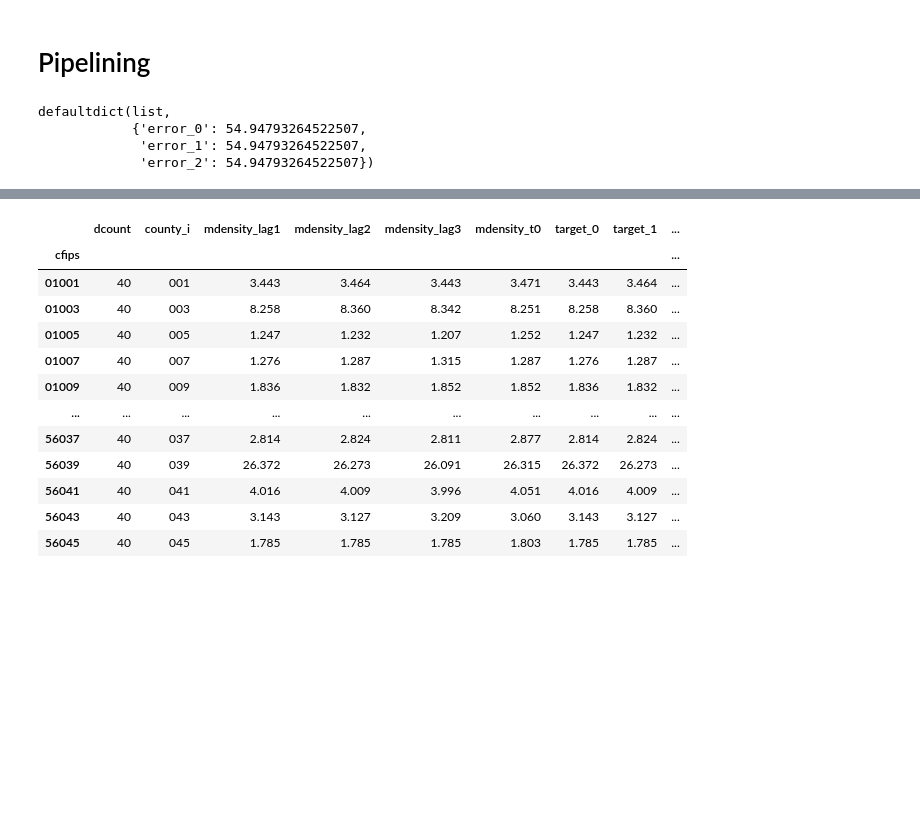
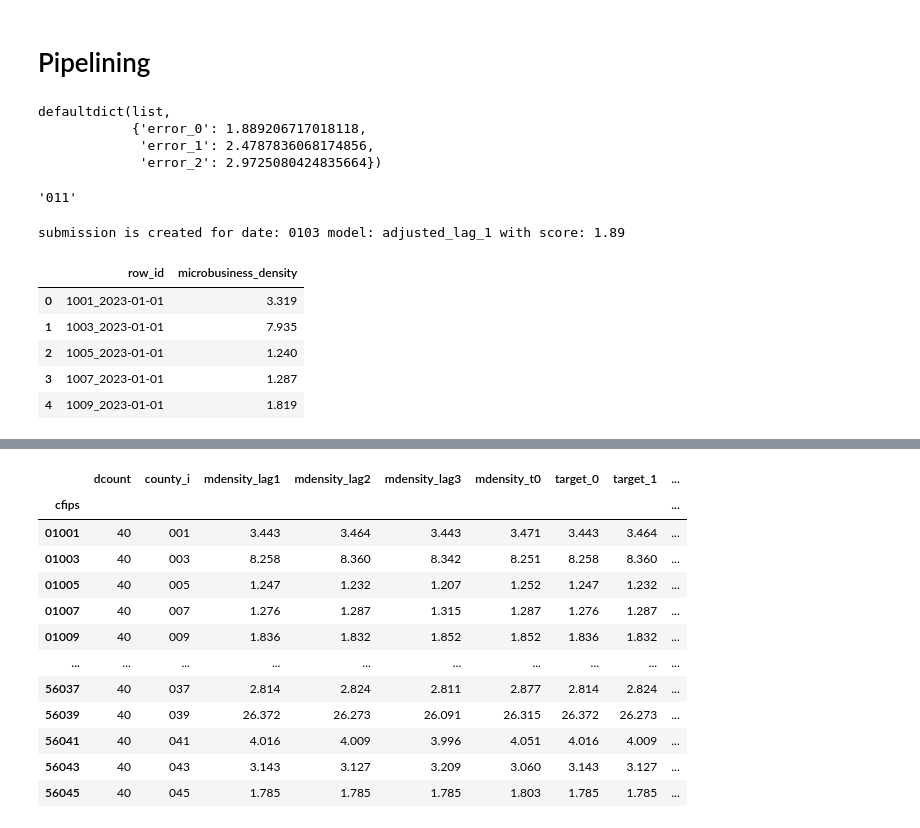
Before and after one commit to sametmarasli/Kaggle_GoDaddy-128th-Place-Silver, a Jupyter notebook: model_pipeline_absolute.ipynb, the cells around one changed output, grey strips where cells are left out. Drawn from its saved outputs; the diff is of its cells as text; code cells hidden in the pictures; blank space fills up the shorter version.

```diff
--- a/model_pipeline_absolute.ipynb
+++ b/model_pipeline_absolute.ipynb
@@ -176,7 +176,8 @@ for model_i in range(3):
                             )
 
 
-    model = TransformedTargetRegressor(regressor=DummyRegressor(strategy='median'), transformer=None)
+    # model = TransformedTargetRegressor(regressor=DummyRegressor(strategy='median'), transformer=None)
+    model = TransformedTargetRegressor(regressor=LagModel(), transformer=None)
 
     model_pipeline = Pipeline([
         ("transform", final_features_numeric),
@@ -225,16 +226,56 @@ val_X = pd.concat((val_X, y_val_preds), axis=1)
 errors
 # %% [output]
 defaultdict(list,
-            {'error_0': 54.94793264522507,
-             'error_1': 54.94793264522507,
-             'error_2': 54.94793264522507})
+            {'error_0': 1.889206717018118,
+             'error_1': 2.4787836068174856,
+             'error_2': 2.9725080424835664})
+# %%
+x = 11
+f"{x:03}"
+# %% [output]
+'011'
+# %%
+COLS = ['GEO_ID','NAME','S0101_C01_026E']
+df2020 = pd.read_csv('./data/raw/census_data_1/ACSST5Y2020.S0101-Data.csv',usecols=COLS)
+df2020 = df2020.iloc[1:]
+df2020['S0101_C01_026E'] = df2020['S0101_C01_026E'].astype('int')
+
+COLS = ['GEO_ID','NAME','S0101_C01_026E']
+df2021 = pd.read_csv('./data/raw/census_data_1/ACSST5Y2021.S0101-Data.csv',usecols=COLS)
+df2021 = df2021.iloc[1:]
+df2021['S0101_C01_026E'] = df2021['S0101_C01_026E'].astype('int')
+
+df2020['cfips'] = df2020.GEO_ID.apply(lambda x: f"{int(x.split('US')[-1]):05}" )
+adult2020 = df2020.set_index('cfips').S0101_C01_026E.to_dict()
+
+df2021['cfips'] = df2021.GEO_ID.apply(lambda x: f"{int(x.split('US')[-1]):05}" )
+adult2021 = df2021.set_index('cfips').S0101_C01_026E.to_dict()
+
+sub = test_X.reset_index()
+sub['adult2020'] = sub.cfips.map(adult2020)
+sub['adult2021'] = sub.cfips.map(adult2021)
+
+sub.microbusiness_density = sub.microbusiness_density * sub.adult2020 / sub.adult2021
+# sub = sub.drop(['adult2020','adult2021','cfips'],axis=1)
+# sub.to_csv('submission.csv',index=False)
+# sub.head()
+# %%
+new_test_X = sub.set_index(['date','cfips'])
 # %%
-# # # Prepare submission file
+# # Prepare submission file
 
-# date_submission = '2803'
-# local_score = round(errors['error_0'],2)
-# model_name = 'lag_1'
+date_submission = '0103'
+local_score = round(errors['error_0'],2)
+model_name = 'adjusted_lag_1'
 
-# submission = create_submission(test_X,date_submission, model_name, local_score, sample_submission)
+submission = create_submission(new_test_X,date_submission, model_name, local_score, sample_submission)
+# %% [output]
+submission is created for date: 0103 model: adjusted_lag_1 with score: 1.89
+|  | row_id | microbusiness_density |
+| 0 | 1001_2023-01-01 | 3.319 |
+| 1 | 1003_2023-01-01 | 7.935 |
+| 2 | 1005_2023-01-01 | 1.240 |
+| 3 | 1007_2023-01-01 | 1.287 |
+| 4 | 1009_2023-01-01 | 1.819 |
 # %%
 # sample_submission
```
Also changed, not shown: parts of 4 cells of this notebook, 2 other files.
